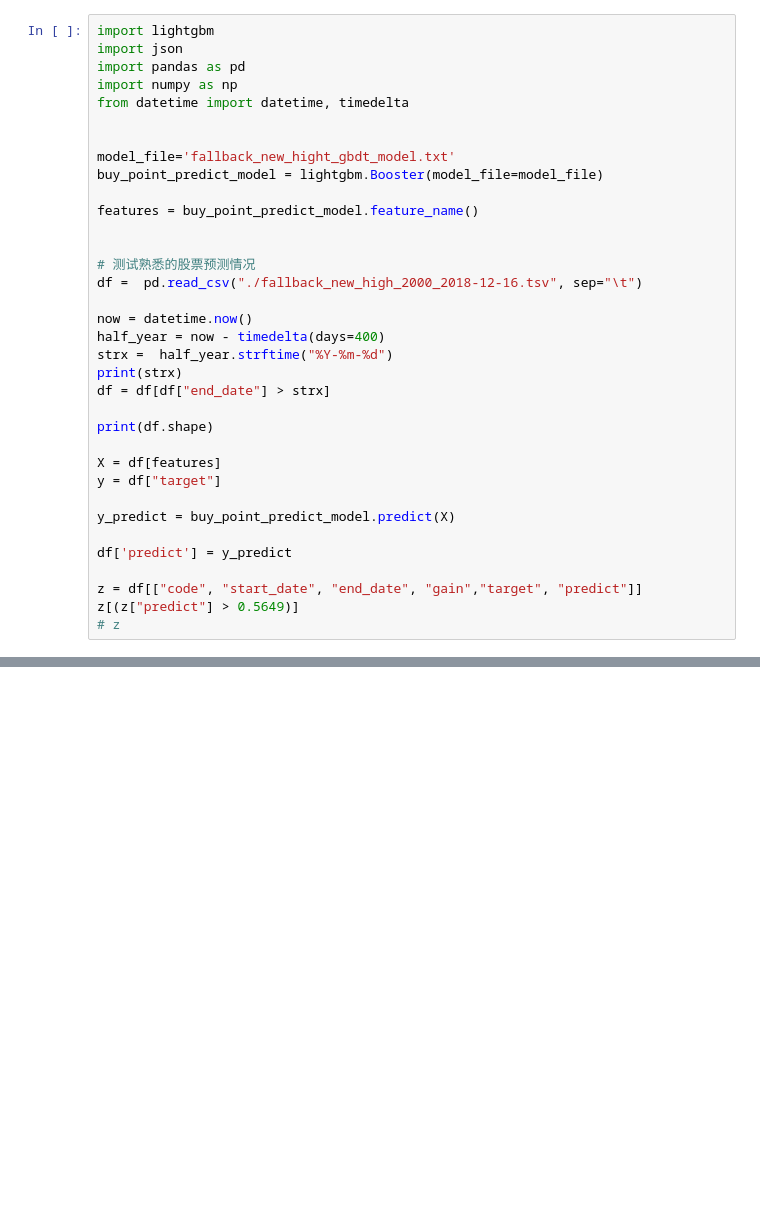
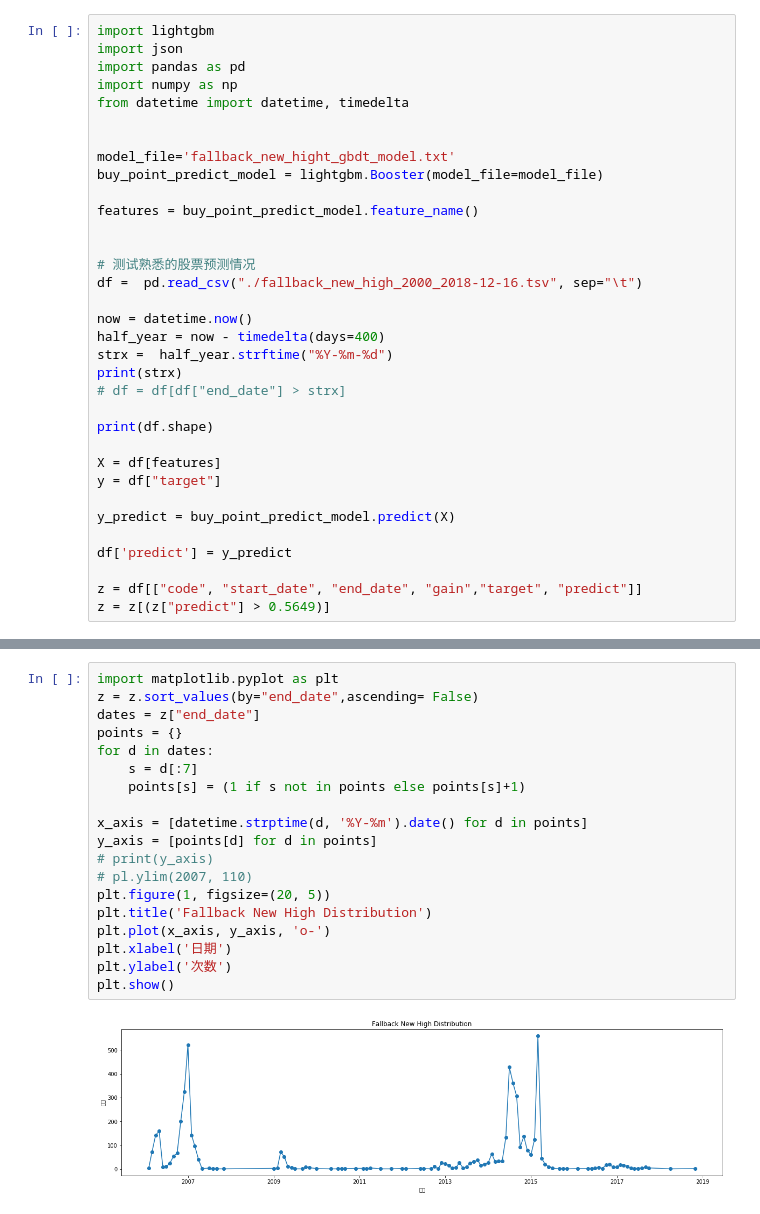
Before and after one commit to evagle/goldminer, a Jupyter notebook: investigation/buy_points/fallback_new_high/fallback_new_high_model_prediction.ipynb, the cells around one changed output, grey strips where cells are left out. Saved outputs shown, nothing was run; the diff lists cells and outputs as text; blank space fills up the shorter version.

Commit message:
1. remove data file 2. plot fallback new high buy points distribution, highly related with stock price

```diff
--- a/investigation/buy_points/fallback_new_high/fallback_new_high_model_prediction.ipynb
+++ b/investigation/buy_points/fallback_new_high/fallback_new_high_model_prediction.ipynb
@@ -19,7 +19,7 @@ now = datetime.now()
 half_year = now - timedelta(days=400)
 strx =  half_year.strftime("%Y-%m-%d")
 print(strx)
-df = df[df["end_date"] > strx]
+# df = df[df["end_date"] > strx]
 
 print(df.shape)
 
@@ -31,6 +31,5 @@ y_predict = buy_point_predict_model.predict(X)
 df['predict'] = y_predict
 
 z = df[["code", "start_date", "end_date", "gain","target", "predict"]]
-z[(z["predict"] > 0.5649)]
-# z
+z = z[(z["predict"] > 0.5649)]
 # %% [output]
@@ -68,0 +42,21 @@ df
+# %%
+import matplotlib.pyplot as plt
+z = z.sort_values(by="end_date",ascending= False)
+dates = z["end_date"]
+points = {}
+for d in dates:
+    s = d[:7]
+    points[s] = (1 if s not in points else points[s]+1)
+
+x_axis = [datetime.strptime(d, '%Y-%m').date() for d in points]
+y_axis = [points[d] for d in points]
+# print(y_axis)
+# pl.ylim(2007, 110)
+plt.figure(1, figsize=(20, 5))
+plt.title('Fallback New High Distribution')
+plt.plot(x_axis, y_axis, 'o-')
+plt.xlabel('日期')
+plt.ylabel('次数')
+plt.show()
+# %% [output]
+[figure, added]
```
Also changed, not shown: parts of 3 cells of this notebook, 2 other files.
